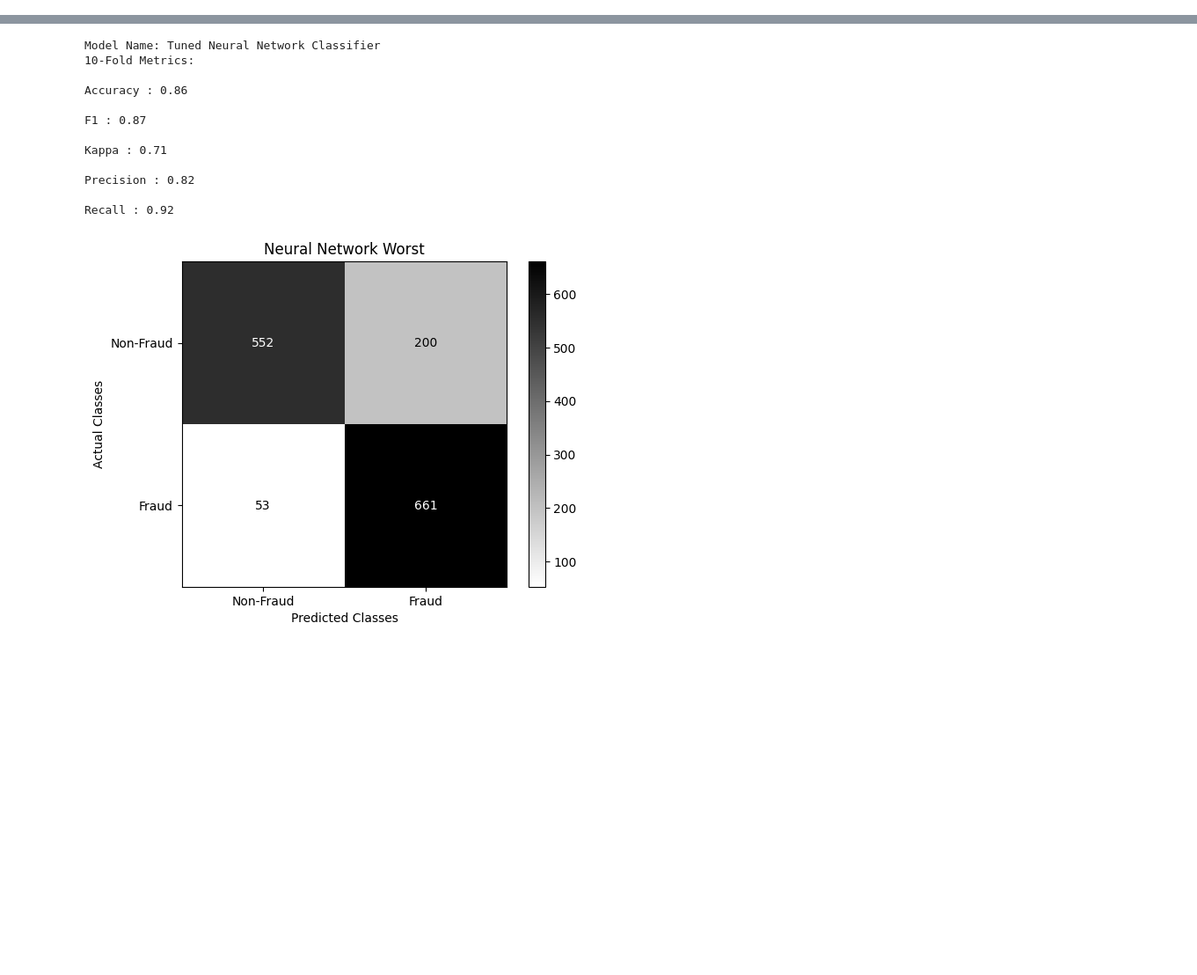
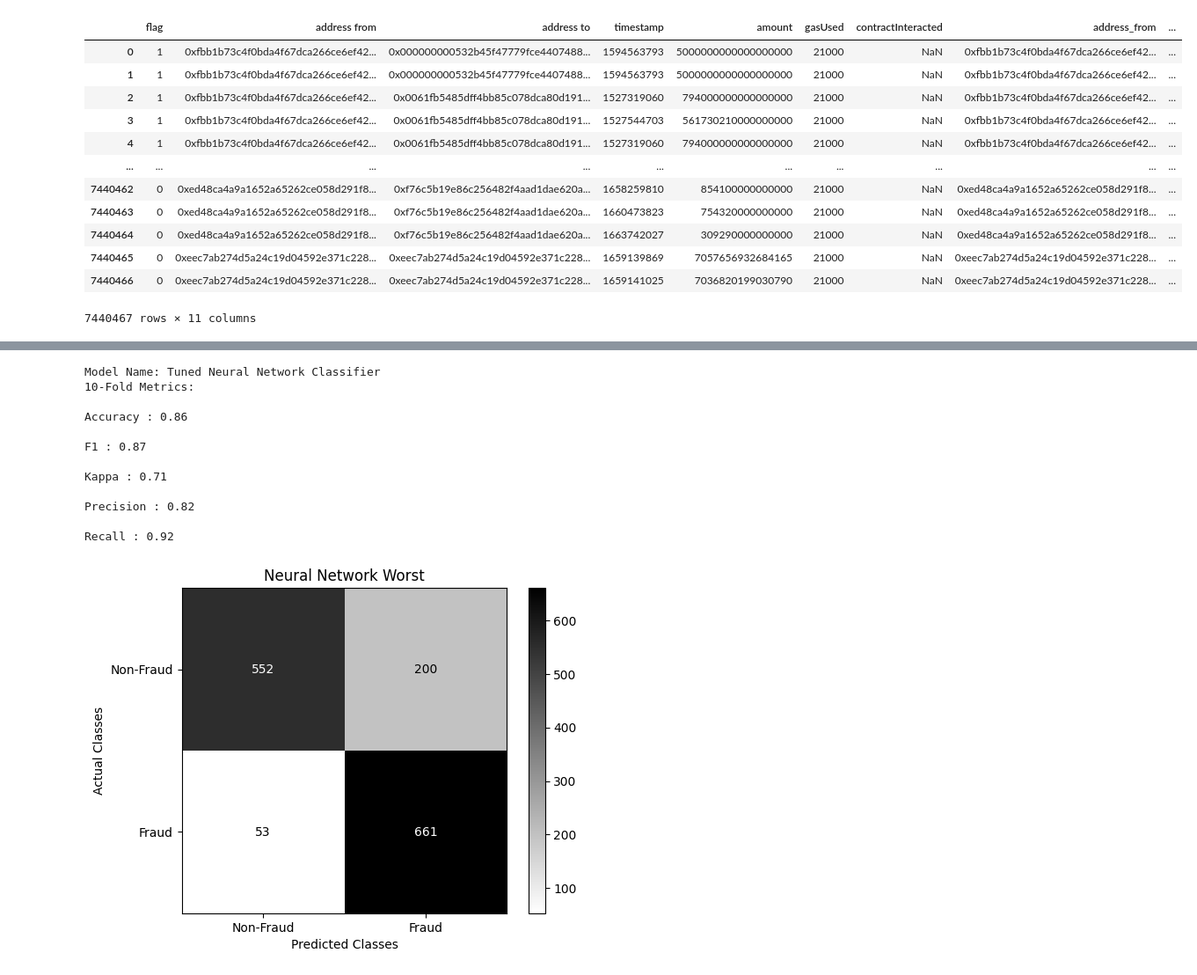
Before and after one commit to aanghs22/bt4012-group13, a Jupyter notebook: ModelTraining Transactions.ipynb, the cells around one changed output, grey strips where cells are left out. Shown at 88% size. Drawn from its saved outputs; the diff is of its cells as text; code cells hidden in the pictures; blank space fills up the shorter version.

```diff
--- a/ModelTraining Transactions.ipynb
+++ b/ModelTraining Transactions.ipynb
@@ -43,0 +71,37 @@ df = pd.read_csv(r"C:\Users\limng\Desktop\bt4012 github\bt4012-group13\data\proc
+# %%
+account_df = pd.read_csv('data/processed/kaggle_transaction_dataset.csv')
+address_mapping = pd.DataFrame(data={
+    'address': account_df['address'],
+    'mapped_id': account_df['address'].index
+})
+
+transaction_df = pd.read_csv('data/queried/full_transactions.csv')
+transaction_mapping = transaction_df \
+    .merge(
+        address_mapping,
+        left_on='address from',
+        right_on='address'
+    ) \
+    .merge(
+        address_mapping,
+        left_on='address to',
+        right_on='address',
+        suffixes=('_from', '_to')
+    )
+# %%
+transaction_mapping
+# address_mapping
+# %% [output]
+|  | flag | address from | address to | timestamp | amount | gasUsed | contractInteracted | address_from | ... |
+| 0 | 1 | 0xfbb1b73c4f0bda4f67dca266ce6ef42... | 0x000000000532b45f47779fce4407488... | 1594563793 | 5000000000000000000 | 21000 | NaN | 0xfbb1b73c4f0bda4f67dca266ce6ef42... | ... |
+| 1 | 1 | 0xfbb1b73c4f0bda4f67dca266ce6ef42... | 0x000000000532b45f47779fce4407488... | 1594563793 | 5000000000000000000 | 21000 | NaN | 0xfbb1b73c4f0bda4f67dca266ce6ef42... | ... |
+| 2 | 1 | 0xfbb1b73c4f0bda4f67dca266ce6ef42... | 0x0061fb5485dff4bb85c078dca80d191... | 1527319060 | 794000000000000000 | 21000 | NaN | 0xfbb1b73c4f0bda4f67dca266ce6ef42... | ... |
+| 3 | 1 | 0xfbb1b73c4f0bda4f67dca266ce6ef42... | 0x0061fb5485dff4bb85c078dca80d191... | 1527544703 | 561730210000000000 | 21000 | NaN | 0xfbb1b73c4f0bda4f67dca266ce6ef42... | ... |
+| 4 | 1 | 0xfbb1b73c4f0bda4f67dca266ce6ef42... | 0x0061fb5485dff4bb85c078dca80d191... | 1527319060 | 794000000000000000 | 21000 | NaN | 0xfbb1b73c4f0bda4f67dca266ce6ef42... | ... |
+| ... | ... | ... | ... | ... | ... | ... | ... | ... | ... |
+| 7440462 | 0 | 0xed48ca4a9a1652a65262ce058d291f8... | 0xf76c5b19e86c256482f4aad1dae620a... | 1658259810 | 854100000000000 | 21000 | NaN | 0xed48ca4a9a1652a65262ce058d291f8... | ... |
+| 7440463 | 0 | 0xed48ca4a9a1652a65262ce058d291f8... | 0xf76c5b19e86c256482f4aad1dae620a... | 1660473823 | 754320000000000 | 21000 | NaN | 0xed48ca4a9a1652a65262ce058d291f8... | ... |
+| 7440464 | 0 | 0xed48ca4a9a1652a65262ce058d291f8... | 0xf76c5b19e86c256482f4aad1dae620a... | 1663742027 | 309290000000000 | 21000 | NaN | 0xed48ca4a9a1652a65262ce058d291f8... | ... |
+| 7440465 | 0 | 0xeec7ab274d5a24c19d04592e371c228... | 0xeec7ab274d5a24c19d04592e371c228... | 1659139869 | 7057656932684165 | 21000 | NaN | 0xeec7ab274d5a24c19d04592e371c228... | ... |
+| 7440466 | 0 | 0xeec7ab274d5a24c19d04592e371c228... | 0xeec7ab274d5a24c19d04592e371c228... | 1659141025 | 7036820199030790 | 21000 | NaN | 0xeec7ab274d5a24c19d04592e371c228... | ... |
+7440467 rows × 11 columns
```
Also changed, not shown: parts of 29 cells of this notebook, 1 other file.
